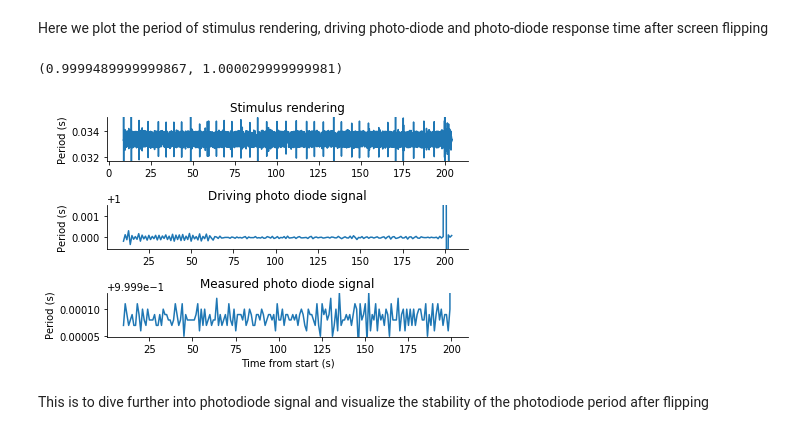
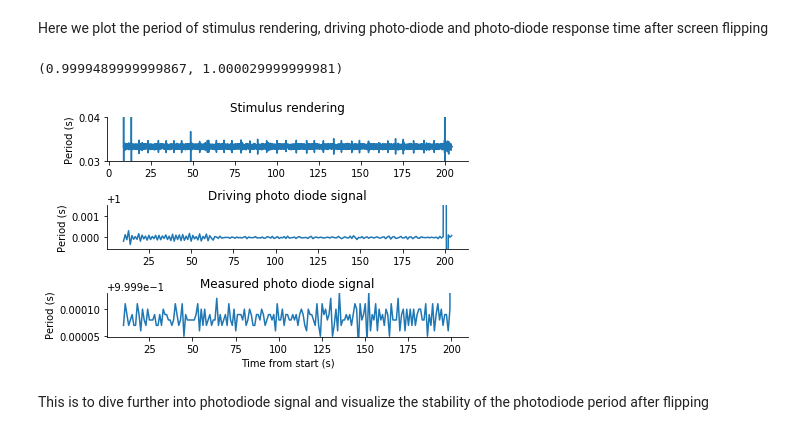
Before and after one commit to AllenInstitute/bonsai_workflows, a Jupyter notebook: Analysis/detection_of_change_with_camera/2021-05-12-det_change_with_camera.ipynb, the cells around one changed output. Drawn from its saved outputs; the diff is of its cells as text; code cells hidden in the pictures.

```diff
--- a/Analysis/detection_of_change_with_camera/2021-05-12-det_change_with_camera.ipynb
+++ b/Analysis/detection_of_change_with_camera/2021-05-12-det_change_with_camera.ipynb
@@ -30,36 +30,36 @@ plt.subplot(3, 1, 1)
 y_axis_data = np.diff(times_bonsai_fast_sync)
 plt.plot(times_bonsai_fast_sync[1:], y_axis_data)
 plt.ylabel('Period (s)')
 plt.gca().spines['right'].set_visible(False)
 plt.gca().spines['top'].set_visible(False)
 plt.title('Stimulus rendering')
-plt.ylim([np.percentile(y_axis_data,0.1),np.percentile(y_axis_data,99.9)])
+#plt.ylim([np.percentile(y_axis_data,0.1),np.percentile(y_axis_data,99.9)])
+plt.ylim([0.03, 0.04])
 
 plt.subplot(3, 1, 2)
 y_axis_data = np.diff(
     times_bonsai_driving_photodiode)
 plt.plot(times_bonsai_driving_photodiode[1:], y_axis_data)
 plt.ylabel('Period (s)')
 plt.gca().spines['right'].set_visible(False)
 plt.gca().spines['top'].set_visible(False)
 plt.title('Driving photo diode signal')
 plt.ylim([np.percentile(y_axis_data,0.5),np.percentile(y_axis_data,99.5)])
 
 plt.subplot(3, 1, 3)
 y_axis_data = np.diff(
     times_photodiode)
 plt.plot(times_photodiode[1:], y_axis_data)
 plt.xlabel('Time from start (s)')
 plt.ylabel('Period (s)')
 plt.title('Measured photo diode signal')
 plt.gca().spines['right'].set_visible(False)
 plt.gca().spines['top'].set_visible(False)
 plt.tight_layout()
-plt.savefig('go_no_go_hardware_2021T12950_sync_lines.png')
 plt.ylim([np.percentile(y_axis_data,1),np.percentile(y_axis_data,99)])
 # %% [output]
 (0.9999489999999867, 1.000029999999981)
-[figure, old version]
+[figure, new version]
 # %% [markdown]
 This is to dive further into photodiode signal and visualize the stability of the photodiode period after flipping
 # %%
```
Also changed, not shown: 4 other files.
